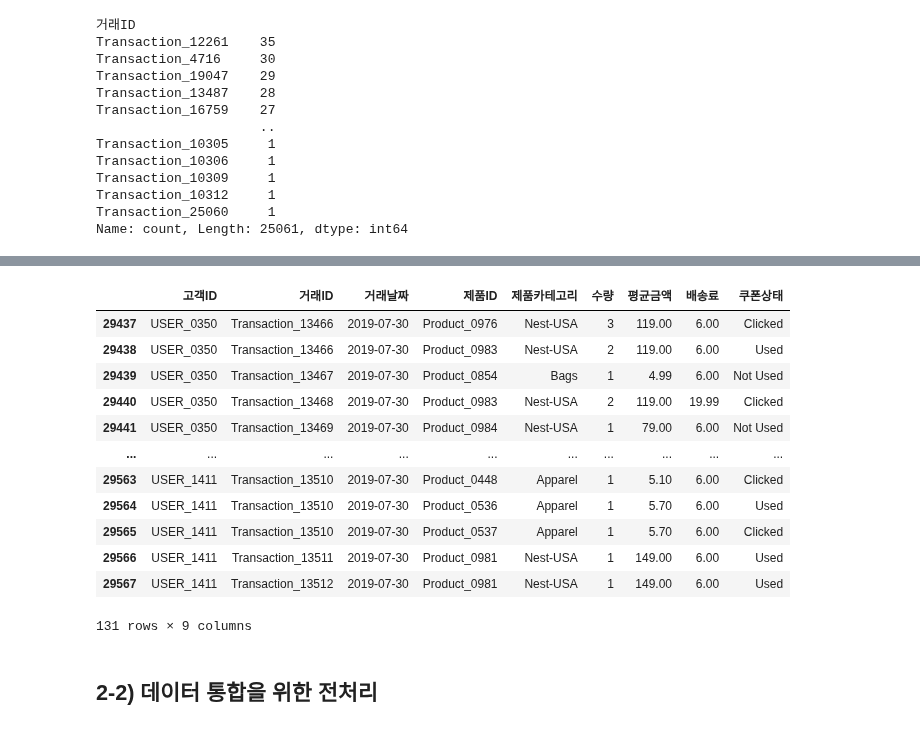
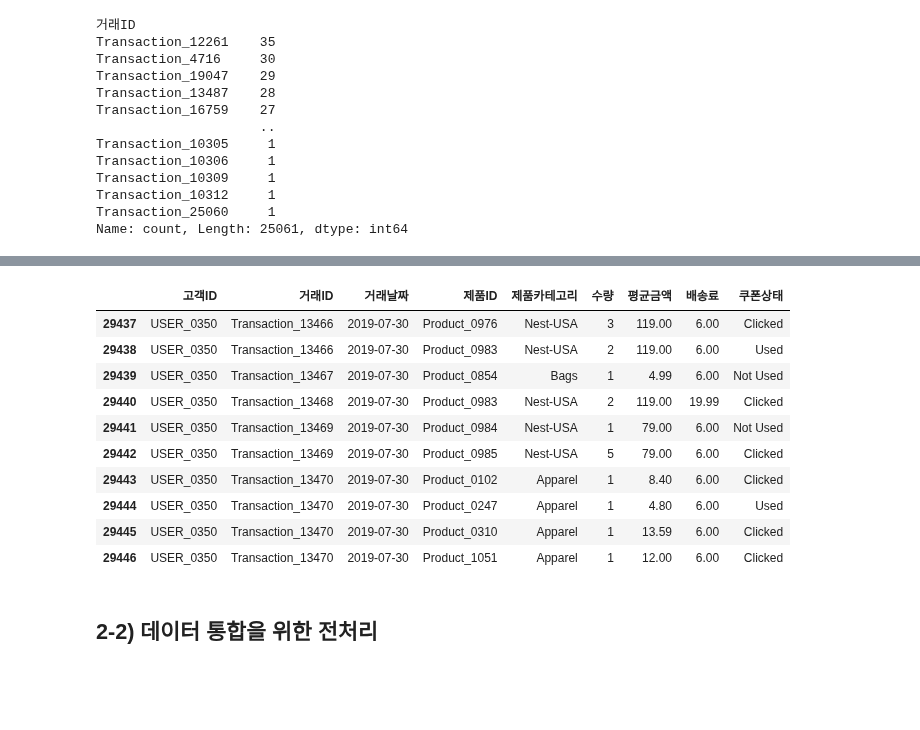
Before and after one commit to tiod0611/practice_language, a Jupyter notebook: python/데이터분석/ecommerce/훈태박사_공유코드.ipynb, the cells around one changed output, grey strips where cells are left out. Cells and saved outputs as stored; diff of their text form; code cells hidden in the pictures; blank space fills up the shorter version.

```diff
--- a/python/데이터분석/ecommerce/훈태박사_공유코드.ipynb
+++ b/python/데이터분석/ecommerce/훈태박사_공유코드.ipynb
@@ -6,7 +6,7 @@
 import pandas as pd
 import numpy as np
 
-pd.set_option('display.max_rows', 120)
+pd.set_option('display.max_rows', 1000)
 pd.set_option('display.max_columns', 40)
 pd.set_option('display.max_colwidth', 100)
 
@@ -15,6 +15,11 @@ import matplotlib.pyplot as plt
 import matplotlib.cm as cm # color map
 
 plt.style.use('ggplot')
+# 그래프의 배경이 회색 격자(grid)로 설정됩니다, 이는 데이터 포인트 간의 비교를 용이하게 합니다.
+# 라인과 색상 스키마가 ggplot2의 스타일을 반영하여 보다 미적으로 만듭니다.
+# 기타 여러 요소들이 R의 ggplot2 라이브러리의 스타일을 따라 조정됩니다.
+
+
 plt.rcParams['font.family'] = 'Malgun Gothic'
 plt.rcParams['axes.unicode_minus'] = False
 
@@ -182,20 +213,18 @@ display(online_sales[online_sales['거래ID']=='Transaction_13487'].sample(10))
 # %%
 # 같은 날짜에 발생한 것들은 같은 거래ID를 가질까?
-online_sales[online_sales['거래날짜']=='2019-07-30']
+online_sales[online_sales['거래날짜']=='2019-07-30'].head(10)
 # %% [output]
 |  | 고객ID | 거래ID | 거래날짜 | 제품ID | 제품카테고리 | 수량 | 평균금액 | 배송료 | 쿠폰상태 |
 | 29437 | USER_0350 | Transaction_13466 | 2019-07-30 | Product_0976 | Nest-USA | 3 | 119.00 | 6.00 | Clicked |
 | 29438 | USER_0350 | Transaction_13466 | 2019-07-30 | Product_0983 | Nest-USA | 2 | 119.00 | 6.00 | Used |
 | 29439 | USER_0350 | Transaction_13467 | 2019-07-30 | Product_0854 | Bags | 1 | 4.99 | 6.00 | Not Used |
 | 29440 | USER_0350 | Transaction_13468 | 2019-07-30 | Product_0983 | Nest-USA | 2 | 119.00 | 19.99 | Clicked |
 | 29441 | USER_0350 | Transaction_13469 | 2019-07-30 | Product_0984 | Nest-USA | 1 | 79.00 | 6.00 | Not Used |
-| ... | ... | ... | ... | ... | ... | ... | ... | ... | ... |
-| 29563 | USER_1411 | Transaction_13510 | 2019-07-30 | Product_0448 | Apparel | 1 | 5.10 | 6.00 | Clicked |
-| 29564 | USER_1411 | Transaction_13510 | 2019-07-30 | Product_0536 | Apparel | 1 | 5.70 | 6.00 | Used |
-| 29565 | USER_1411 | Transaction_13510 | 2019-07-30 | Product_0537 | Apparel | 1 | 5.70 | 6.00 | Clicked |
-| 29566 | USER_1411 | Transaction_13511 | 2019-07-30 | Product_0981 | Nest-USA | 1 | 149.00 | 6.00 | Used |
-| 29567 | USER_1411 | Transaction_13512 | 2019-07-30 | Product_0981 | Nest-USA | 1 | 149.00 | 6.00 | Used |
+| 29442 | USER_0350 | Transaction_13469 | 2019-07-30 | Product_0985 | Nest-USA | 5 | 79.00 | 6.00 | Clicked |
+| 29443 | USER_0350 | Transaction_13470 | 2019-07-30 | Product_0102 | Apparel | 1 | 8.40 | 6.00 | Clicked |
+| 29444 | USER_0350 | Transaction_13470 | 2019-07-30 | Product_0247 | Apparel | 1 | 4.80 | 6.00 | Used |
+| 29445 | USER_0350 | Transaction_13470 | 2019-07-30 | Product_0310 | Apparel | 1 | 13.59 | 6.00 | Clicked |
+| 29446 | USER_0350 | Transaction_13470 | 2019-07-30 | Product_1051 | Apparel | 1 | 12.00 | 6.00 | Clicked |
-131 rows × 9 columns
 # %% [markdown]
 ## 2-2) 데이터 통합을 위한 전처리
 # %%
```
Also changed, not shown: parts of 22 cells of this notebook.
